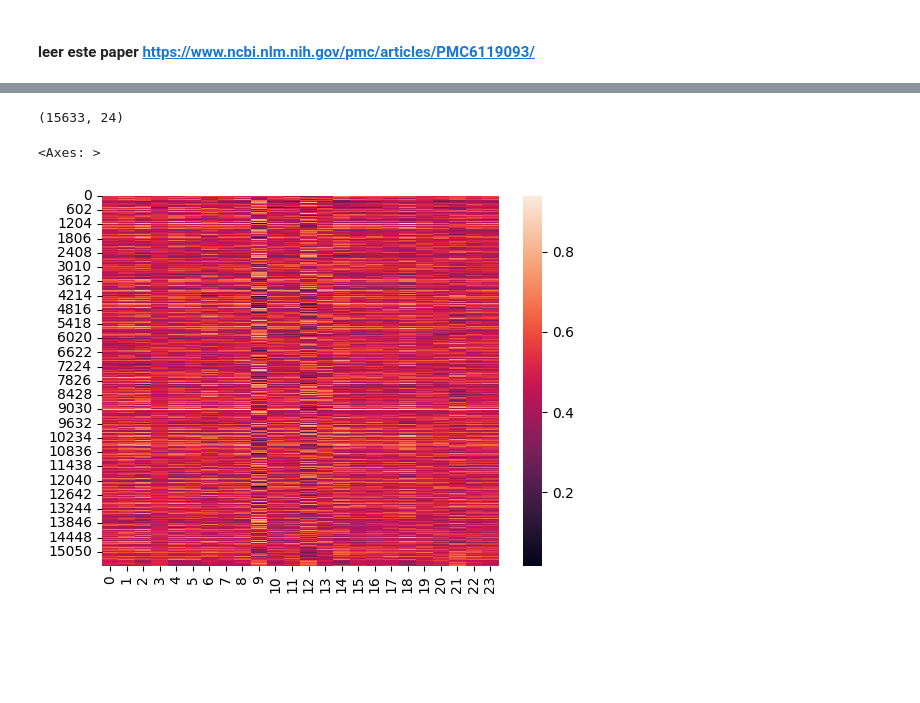
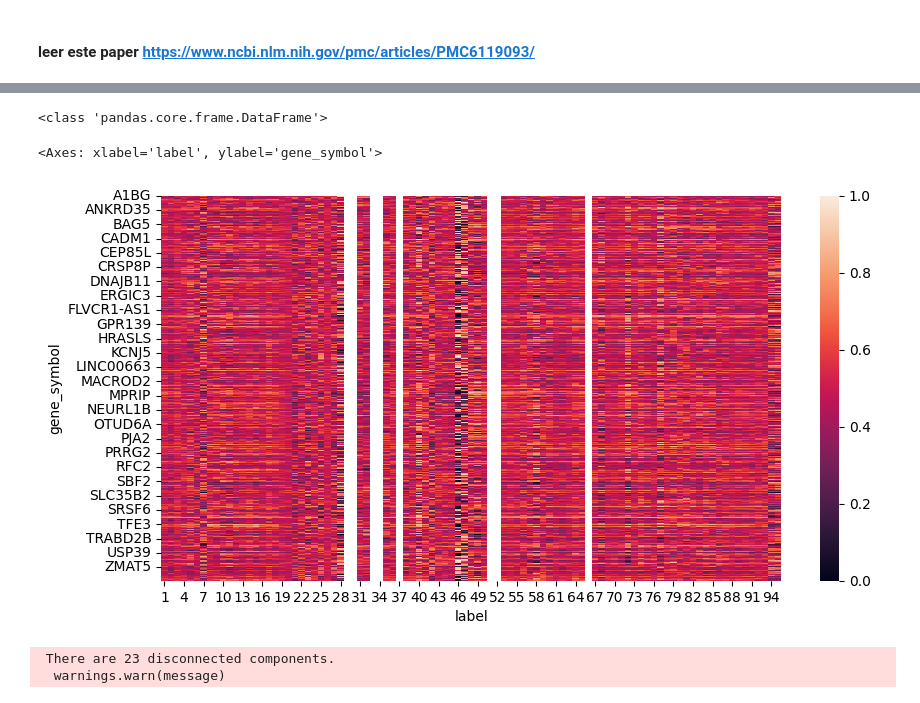
Before and after one commit to compneurobilbao/bha2, a Jupyter notebook: notebooks/08-transcriptomics.ipynb, the cells around one changed output, grey strips where cells are left out. Cells and saved outputs as stored; diff of their text form; code cells hidden in the pictures; blank space fills up the shorter version.

```diff
--- a/notebooks/08-transcriptomics.ipynb
+++ b/notebooks/08-transcriptomics.ipynb
@@ -72,10 +137,11 @@ tanscriptome loaded from tmp folder
-# %%
-print(tanscriptome.shape)
-sns.heatmap(tanscriptome)
-# %% [output]
-(15633, 24)
-<Axes: >
-[figure, removed]
+# %%
+plt.rcParams['figure.figsize'] = [10, 5]
+print(type(transcriptome))
+sns.heatmap(transcriptome)
+# %% [output]
+<class 'pandas.core.frame.DataFrame'>
+<Axes: xlabel='label', ylabel='gene_symbol'>
+[figure, added]
 # %%
 brain_genes = pd.read_csv(os.path.join(project_path, "data", "tissue_category_rna_brain_Tissue.tsv"), sep="\t")
 brain_gene_names = brain_genes["Gene"].values
@@ -82,0 +149,6 @@ brain_gene_expresion = exp.loc[exp.index.isin(brain_gene_names), :]
+# %%
+p_height, t_height = regression_with_transcriptome(np.array(module_median_heights), transcriptome.values, distance_matrix)
+pfdr_height = multipletests(p_height, alpha=0.05, method='fdr_bh', is_sorted=False)
+# %% [output]
+ There are 23 disconnected components.
+  warnings.warn(message)
```
Also changed, not shown: parts of 22 cells of this notebook, 14 other files.
